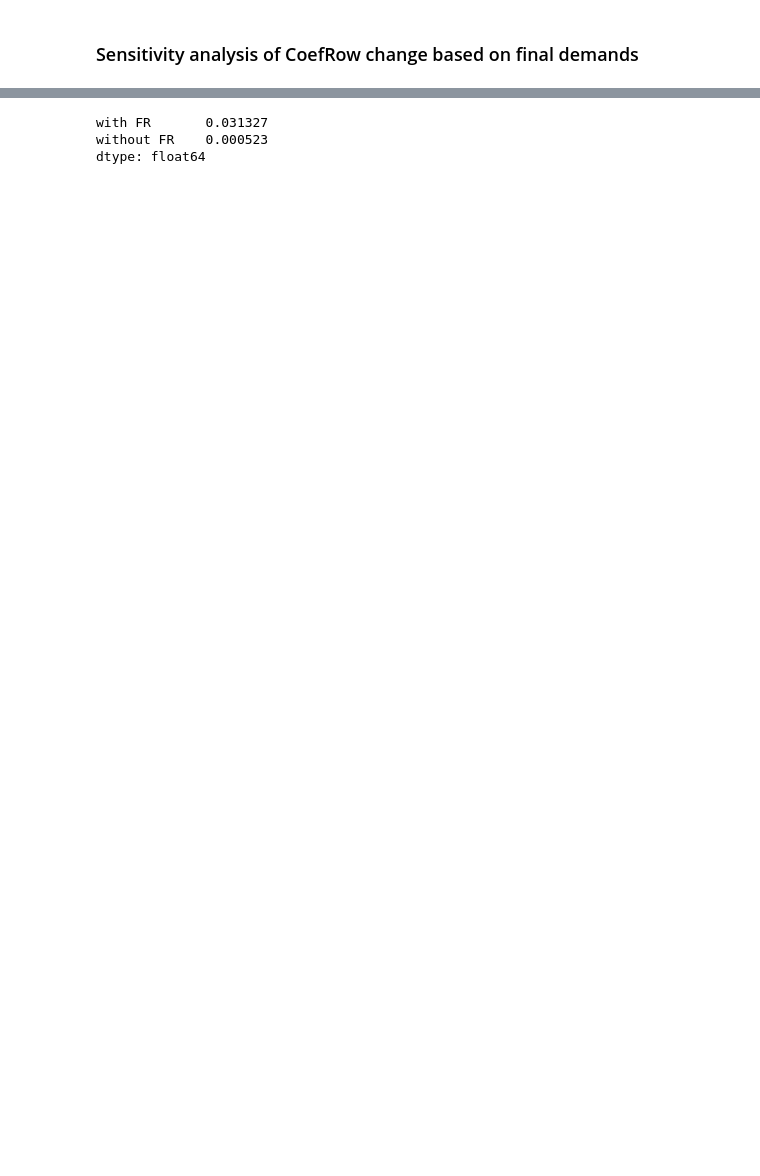
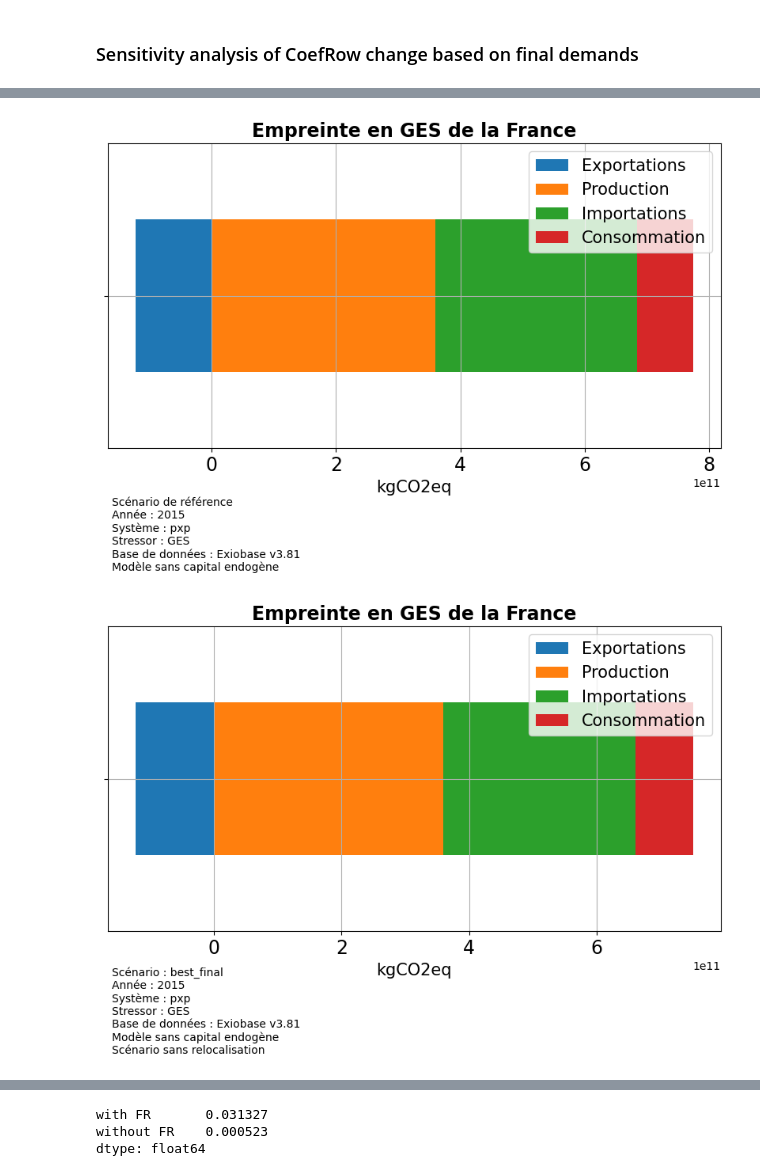
Before and after one commit to Maestrofinn/MatMat-Trade, a Jupyter notebook: IMACLIM_explo.ipynb, the cells around one changed output, grey strips where cells are left out. Cells and saved outputs as stored; diff of their text form; code cells hidden in the pictures; blank space fills up the shorter version.

```diff
--- a/IMACLIM_explo.ipynb
+++ b/IMACLIM_explo.ipynb
@@ -557,0 +559,4 @@ model.get_counterfactuals_list()
+# %%
+# model.save()
+
+model= load_model(aggregation_name="MatMat_sectors_all_countries")
@@ -557,0 +584,9 @@ model.get_counterfactuals_list()
+# %%
+model.plot_footprint_FR()
+model.plot_footprint_FR(counterfactual_name="best_final")
+model.plot_footprint_FR(counterfactual_name="best_final_scope_1")
+model.plot_footprint_FR(counterfactual_name="best")
+model.plot_footprint_FR(counterfactual_name="best_scope_1")
+# %% [output]
+[figure, added]
+[figure, added]
```
Also changed, not shown: parts of 22 cells of this notebook, 1 other file.
